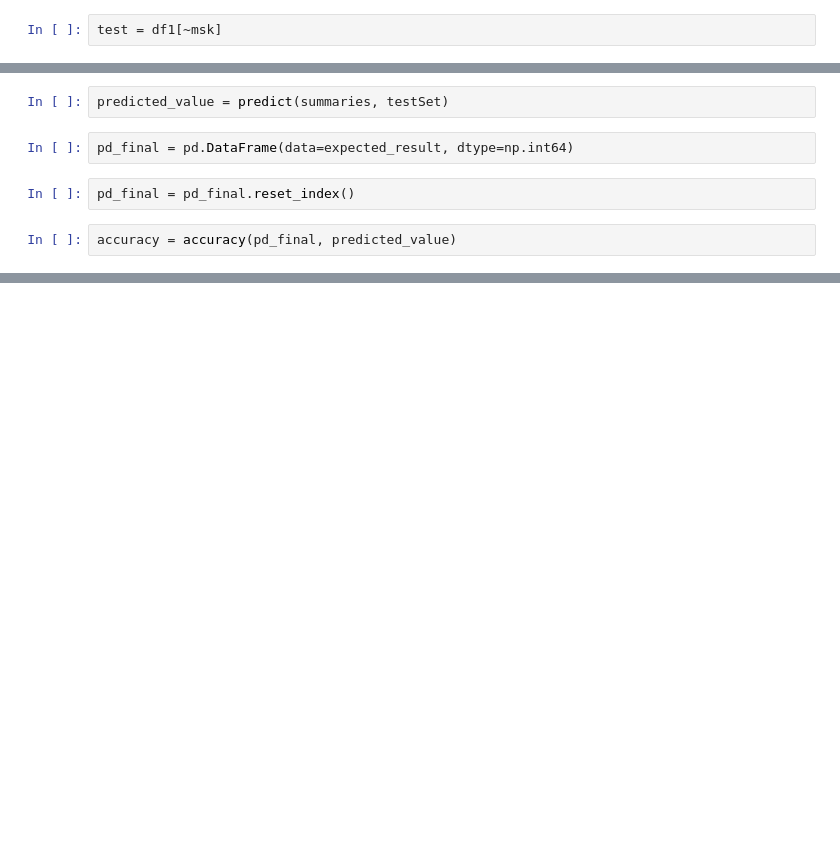
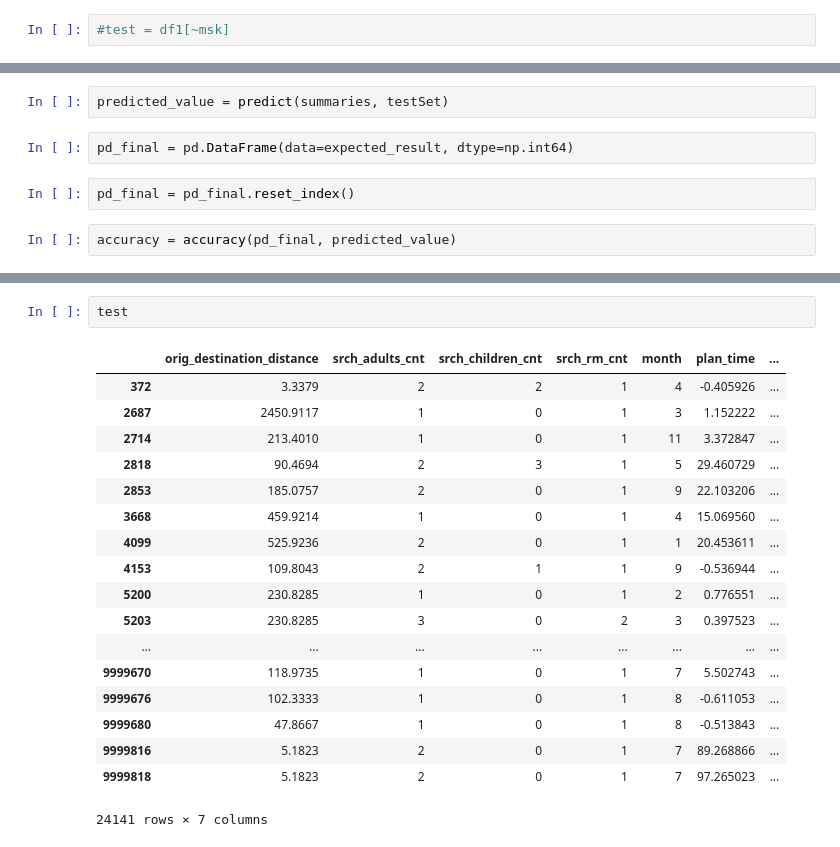
Before and after one commit to abhisheknigam/Expedia-Hotel-Recommendation, a Jupyter notebook: Naive Bayes Implementation.ipynb, the cells around one changed output, grey strips where cells are left out. Cells and saved outputs as stored; diff of their text form; blank space fills up the shorter version.

```diff
--- a/Naive Bayes Implementation.ipynb
+++ b/Naive Bayes Implementation.ipynb
@@ -87,5 +112,5 @@ train = df1[msk]
 # %%
-test = df1[~msk]
+#test = df1[~msk]
 # %%
 expected_result = test.hotel_cluster
 # %%
@@ -216,0 +247,21 @@ Name: hotel_cluster, dtype: int64
+# %%
+test
+# %% [output]
+|  | orig_destination_distance | srch_adults_cnt | srch_children_cnt | srch_rm_cnt | month | plan_time | ... |
+| 372 | 3.3379 | 2 | 2 | 1 | 4 | -0.405926 | ... |
+| 2687 | 2450.9117 | 1 | 0 | 1 | 3 | 1.152222 | ... |
+| 2714 | 213.4010 | 1 | 0 | 1 | 11 | 3.372847 | ... |
+| 2818 | 90.4694 | 2 | 3 | 1 | 5 | 29.460729 | ... |
+| 2853 | 185.0757 | 2 | 0 | 1 | 9 | 22.103206 | ... |
+| 3668 | 459.9214 | 1 | 0 | 1 | 4 | 15.069560 | ... |
+| 4099 | 525.9236 | 2 | 0 | 1 | 1 | 20.453611 | ... |
+| 4153 | 109.8043 | 2 | 1 | 1 | 9 | -0.536944 | ... |
+| 5200 | 230.8285 | 1 | 0 | 1 | 2 | 0.776551 | ... |
+| 5203 | 230.8285 | 3 | 0 | 2 | 3 | 0.397523 | ... |
+| ... | ... | ... | ... | ... | ... | ... | ... |
+| 9999670 | 118.9735 | 1 | 0 | 1 | 7 | 5.502743 | ... |
+| 9999676 | 102.3333 | 1 | 0 | 1 | 8 | -0.611053 | ... |
+| 9999680 | 47.8667 | 1 | 0 | 1 | 8 | -0.513843 | ... |
+| 9999816 | 5.1823 | 2 | 0 | 1 | 7 | 89.268866 | ... |
+| 9999818 | 5.1823 | 2 | 0 | 1 | 7 | 97.265023 | ... |
+24141 rows × 7 columns
```
Also changed, not shown: parts of 22 cells of this notebook.
